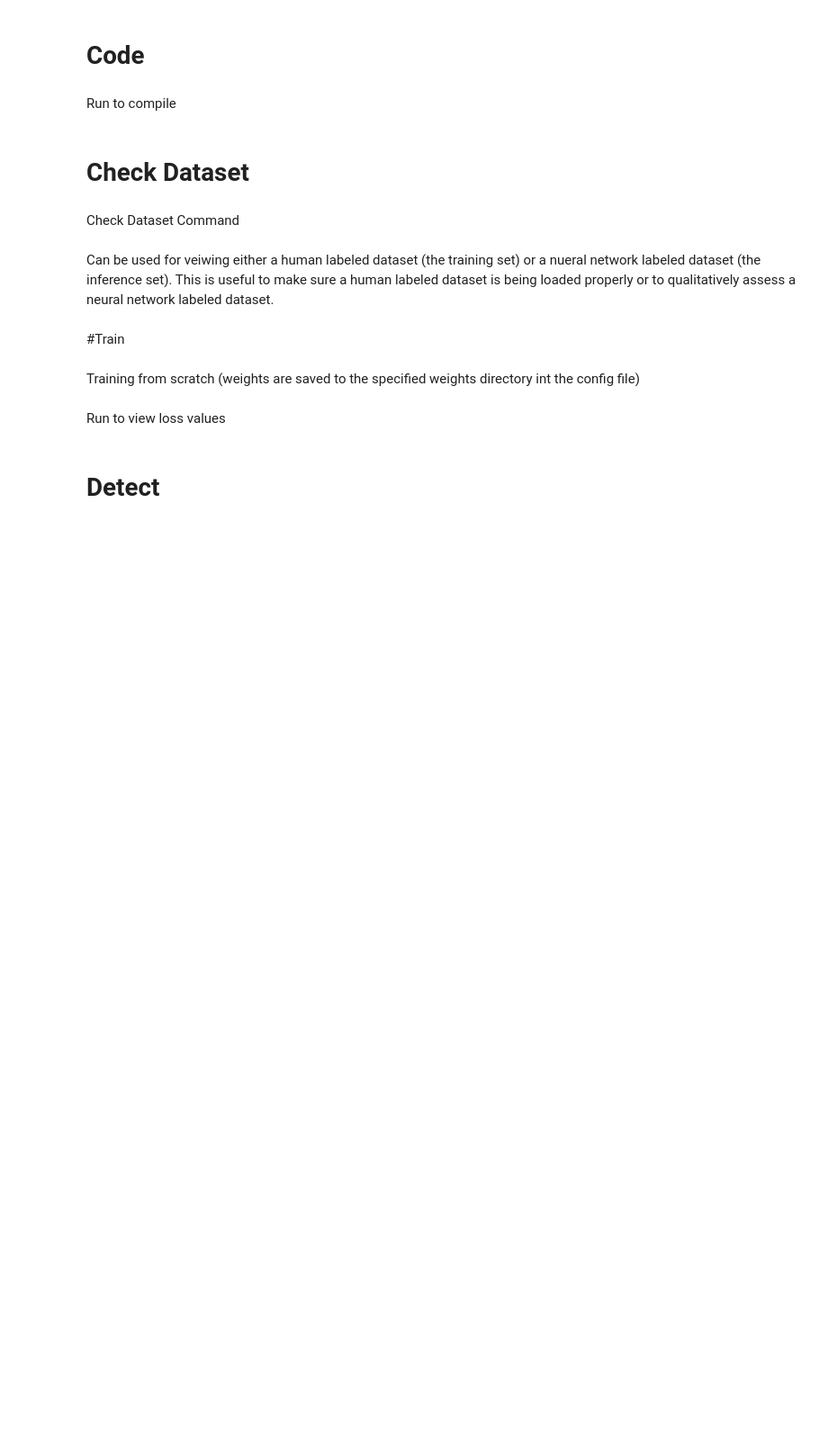
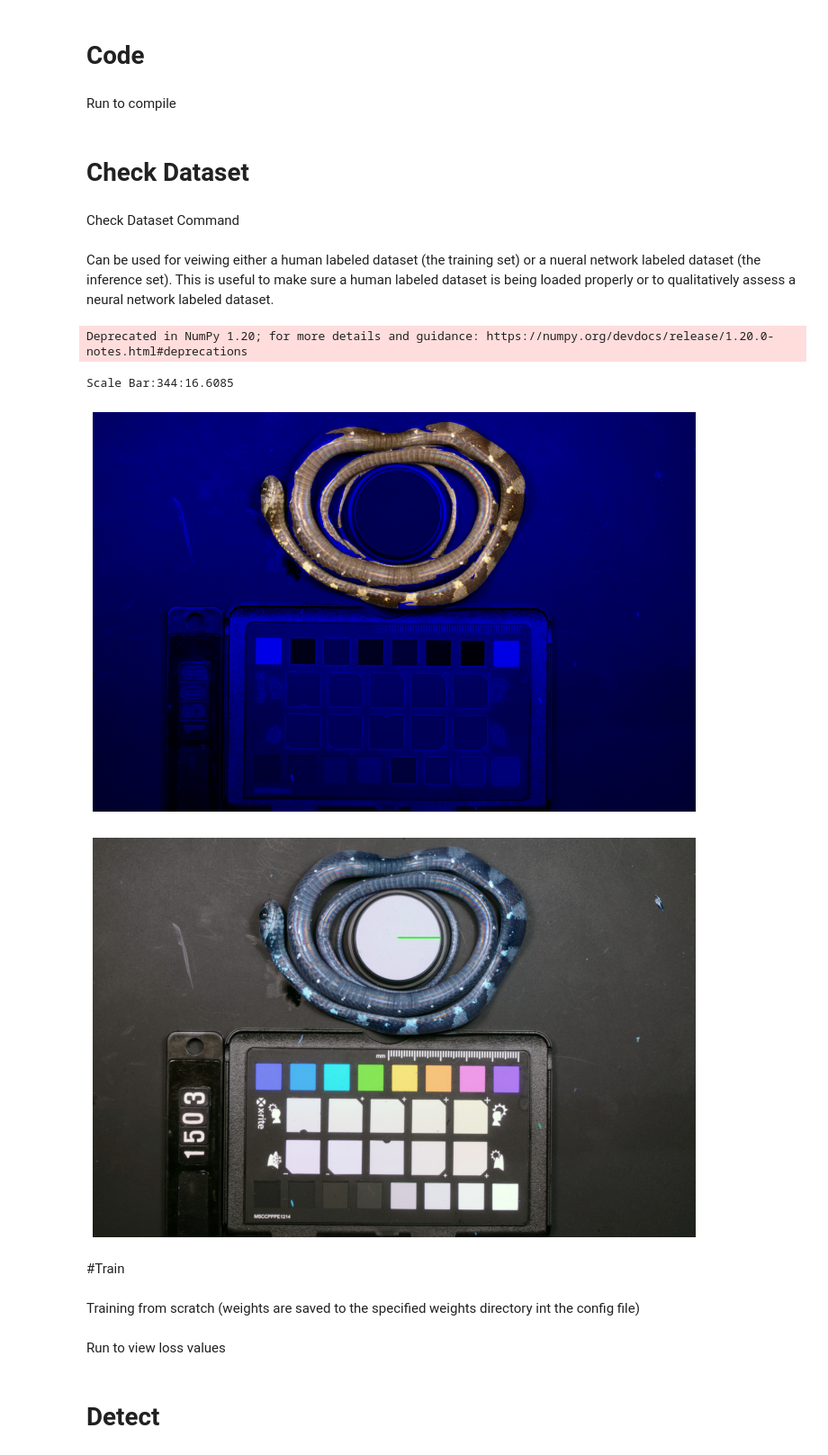
Before and after one commit to EMBiRLab/batch-mask, a Jupyter notebook: code/scripts/batch_mask.ipynb, the cells around one changed output. Shown at 90% size. Cells and saved outputs as stored; diff of their text form; code cells hidden in the pictures; blank space fills up the shorter version.

```diff
--- a/code/scripts/batch_mask.ipynb
+++ b/code/scripts/batch_mask.ipynb
@@ -1141,7 +1156,12 @@ Check Dataset Command
 # %% [markdown]
 Can be used for veiwing either a human labeled dataset (the training set) or a nueral network labeled dataset (the inference set). This is useful to make sure a human labeled dataset is being loaded properly or to qualitatively assess a neural network labeled dataset.
 # %%
-check(images_path="/content/drive/MyDrive/batch-mask/data/datasets/train_val_sets/dorsal_set", labels_path="/content/drive/MyDrive/batch-mask/data/datasets/train_val_sets/dorsal_set", start=0, end=50, mode="json")
+check(images_path="/content/drive/MyDrive/batch-mask/data/datasets/test_set_std", labels_path="/content/drive/MyDrive/batch-mask/data/snake-session/output masks json", start=35, end=36, mode="json")
+# %% [output]
+Deprecated in NumPy 1.20; for more details and guidance: https://numpy.org/devdocs/release/1.20.0-notes.html#deprecations
+Scale Bar:344:16.6085
+[figure, added]
+[figure, added]
 # %% [markdown]
 #Train
 # %% [markdown]
```
Also changed, not shown: parts of 4 cells of this notebook.
